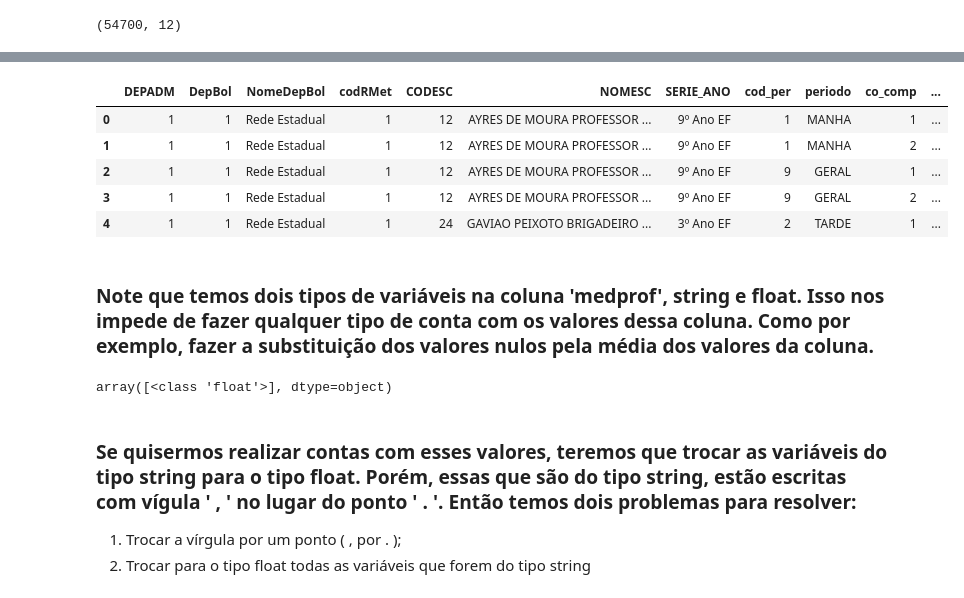
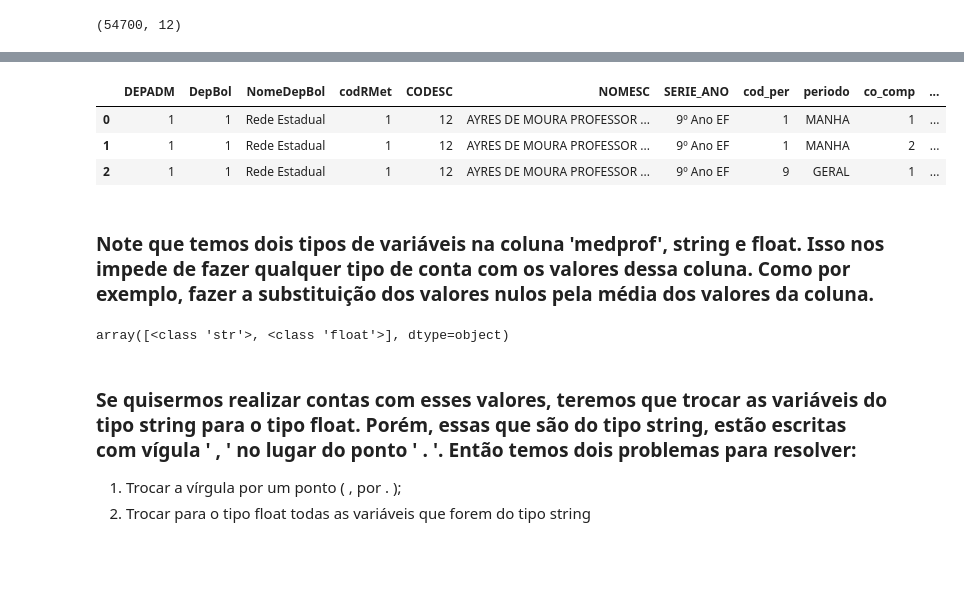
Before and after one commit to ViniViniAntunes/Fazendo-uma-limpeza-em-uma-dataset-da-Secretaria-da-Educacao-do-Estado-de-Sao-Paulo., a Jupyter notebook: limpeza_em_dataset.ipynb, the cells around one changed output, grey strips where cells are left out. Drawn from its saved outputs; the diff is of its cells as text; code cells hidden in the pictures; blank space fills up the shorter version.

```diff
--- a/limpeza_em_dataset.ipynb
+++ b/limpeza_em_dataset.ipynb
@@ -80,25 +80,20 @@ medprof       0
 dtype: int64
 # %%
 # Criando uma coluna nova ('tipo_var_medprof') com os tipos das variáveis em cada linha da coluna 'medprof'
-tipos_var = []
-for valor in saresp['medprof']:
-  tipos_var.append(type(valor))
-saresp['tipo_var_medprof'] = tipos_var
-saresp.head(5)
+saresp['tipo_var_medprof'] = saresp['medprof'].apply(type)
+saresp.head(3)
 # %% [output]
 |  | DEPADM | DepBol | NomeDepBol | codRMet | CODESC | NOMESC | SERIE_ANO | cod_per | periodo | co_comp | ... |
 | 0 | 1 | 1 | Rede Estadual | 1 | 12 | AYRES DE MOURA PROFESSOR ... | 9º Ano EF | 1 | MANHA | 1 | ... |
 | 1 | 1 | 1 | Rede Estadual | 1 | 12 | AYRES DE MOURA PROFESSOR ... | 9º Ano EF | 1 | MANHA | 2 | ... |
 | 2 | 1 | 1 | Rede Estadual | 1 | 12 | AYRES DE MOURA PROFESSOR ... | 9º Ano EF | 9 | GERAL | 1 | ... |
-| 3 | 1 | 1 | Rede Estadual | 1 | 12 | AYRES DE MOURA PROFESSOR ... | 9º Ano EF | 9 | GERAL | 2 | ... |
-| 4 | 1 | 1 | Rede Estadual | 1 | 24 | GAVIAO PEIXOTO BRIGADEIRO ... | 3º Ano EF | 2 | TARDE | 1 | ... |
 # %% [markdown]
 ### Note que temos dois tipos de variáveis na coluna 'medprof', string e float. Isso nos impede de fazer qualquer tipo de conta com os valores dessa coluna. Como por exemplo, fazer a substituição dos valores nulos pela média dos valores da coluna.
 # %%
 # Mostrando os diferentes tipos de variáveis
 saresp['tipo_var_medprof'].unique()
 # %% [output]
-array([<class 'float'>], dtype=object)
+array([<class 'str'>, <class 'float'>], dtype=object)
 # %% [markdown]
 ### Se quisermos realizar contas com esses valores, teremos que trocar as variáveis do tipo string para o tipo float. Porém, essas que são do tipo string, estão escritas com vígula ' , ' no lugar do ponto ' . '. Então temos dois problemas para resolver:
 <ol>
```
Also changed, not shown: parts of 10 cells of this notebook.
